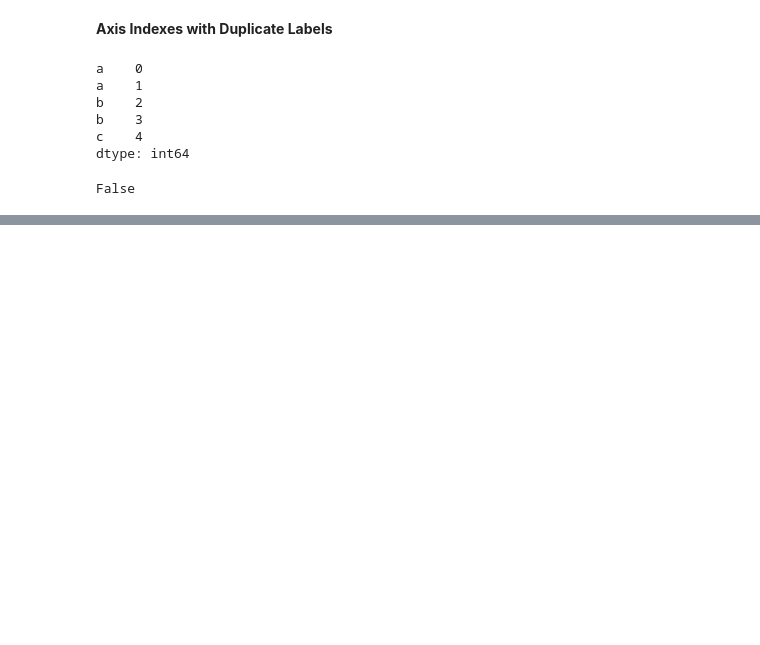
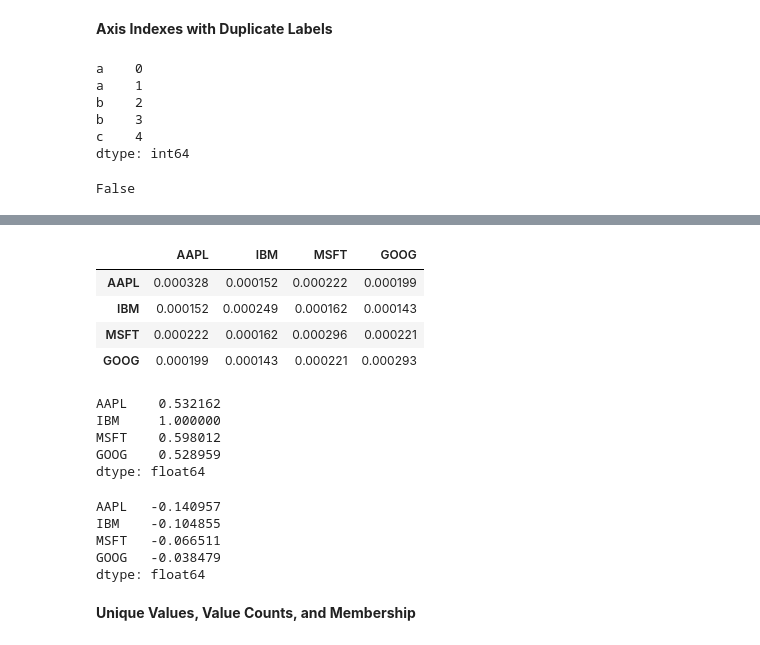
Before and after one commit to DuongNg0403/PythonDA, a Jupyter notebook: Panda/EssentialFunc.ipynb, the cells around one changed output, grey strips where cells are left out. Saved outputs shown, nothing was run; the diff lists cells and outputs as text; code cells hidden in the pictures; blank space fills up the shorter version.

```diff
--- a/Panda/EssentialFunc.ipynb
+++ b/Panda/EssentialFunc.ipynb
@@ -242,0 +354,26 @@ False
+# %%
+returns.cov()
+# %% [output]
+|  | AAPL | IBM | MSFT | GOOG |
+| AAPL | 0.000328 | 0.000152 | 0.000222 | 0.000199 |
+| IBM | 0.000152 | 0.000249 | 0.000162 | 0.000143 |
+| MSFT | 0.000222 | 0.000162 | 0.000296 | 0.000221 |
+| GOOG | 0.000199 | 0.000143 | 0.000221 | 0.000293 |
+# %%
+returns.corrwith(returns.IBM)#pair-wise correlation
+# %% [output]
+AAPL    0.532162
+IBM     1.000000
+MSFT    0.598012
+GOOG    0.528959
+dtype: float64
+# %%
+returns.corrwith(volume)#matching column names
+# %% [output]
+AAPL   -0.140957
+IBM    -0.104855
+MSFT   -0.066511
+GOOG   -0.038479
+dtype: float64
+# %% [markdown]
+**Unique Values, Value Counts, and Membership**
```
Also changed, not shown: parts of 32 cells of this notebook, 37 other files.
